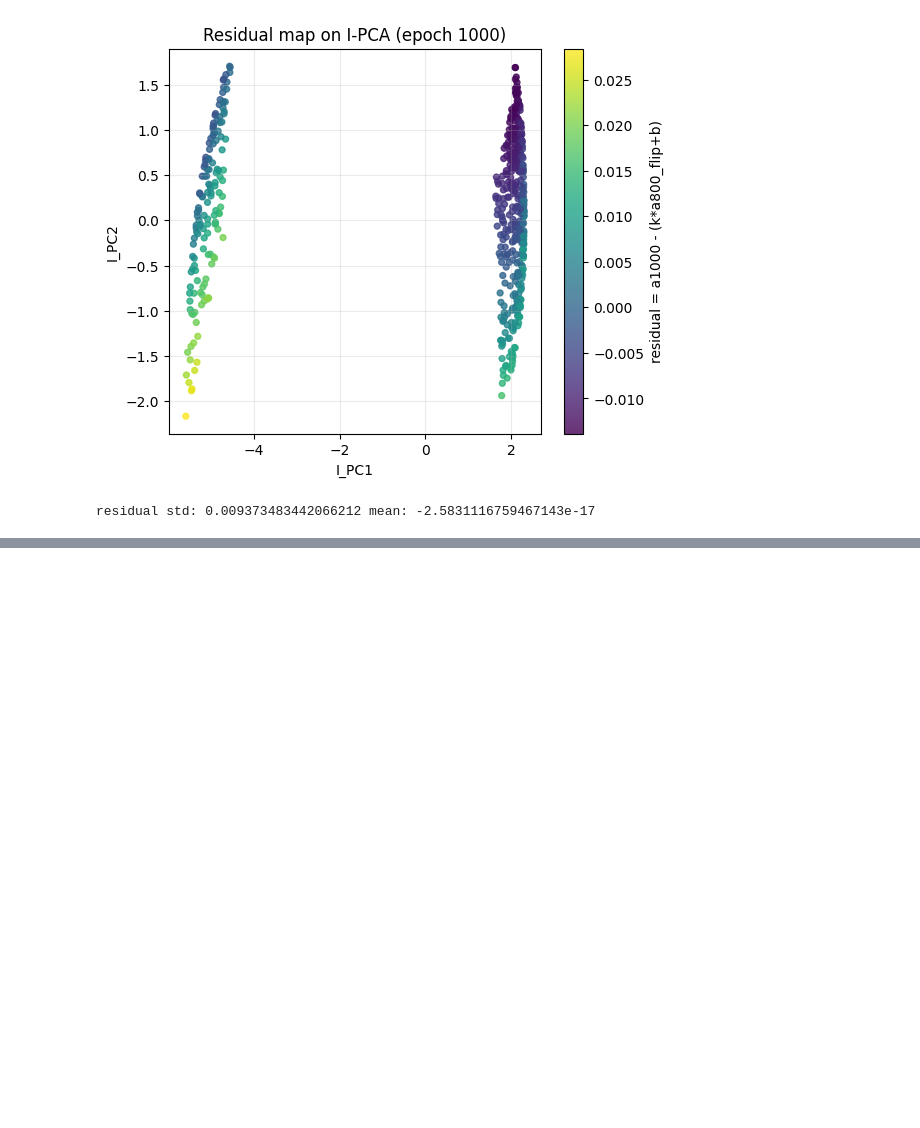
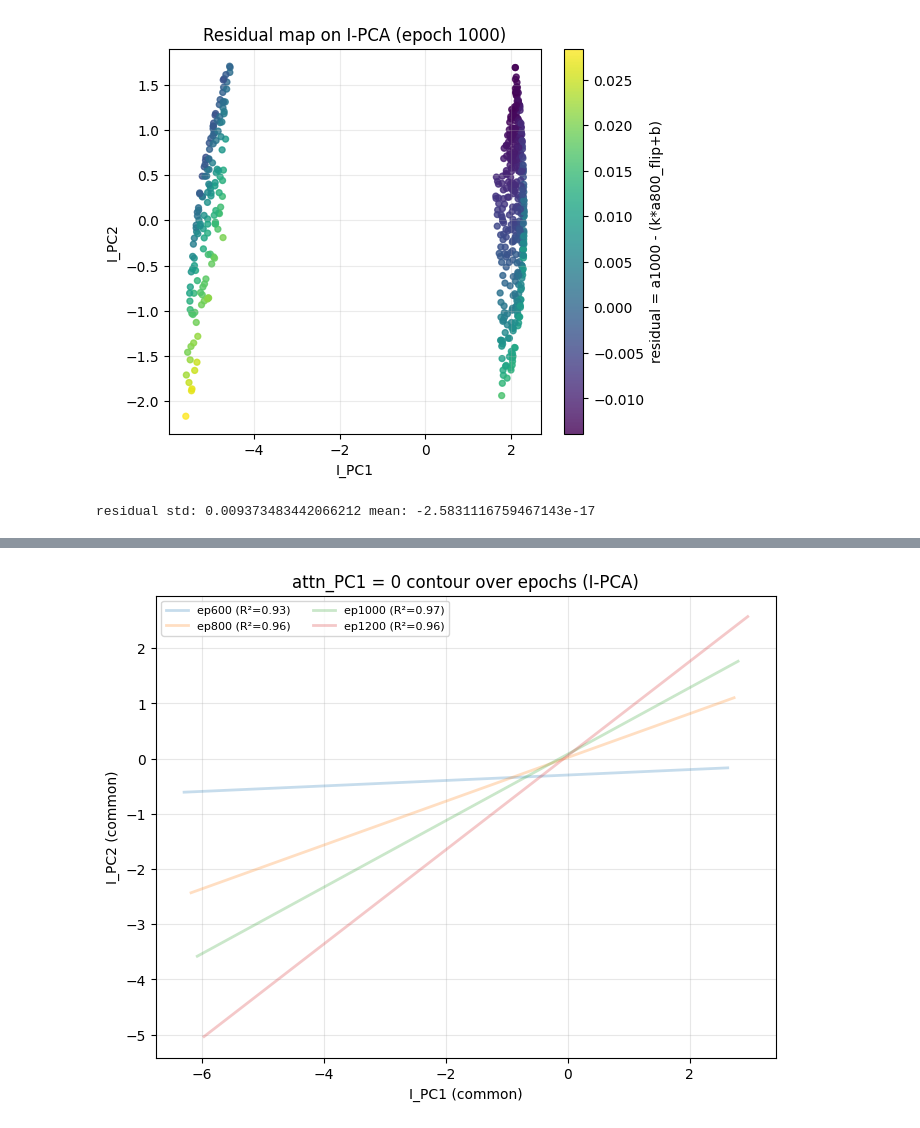
Before and after one commit to kosukeya/e-functor, a Jupyter notebook: src/e_functor.ipynb, the cells around one changed output, grey strips where cells are left out. Drawn from its saved outputs; the diff is of its cells as text; code cells hidden in the pictures; blank space fills up the shorter version.

```diff
--- a/src/e_functor.ipynb
+++ b/src/e_functor.ipynb
@@ -4847,0 +5121,57 @@ residual std: 0.009373483442066212 mean: -2.5831116759467143e-17
+# %%
+import numpy as np
+import matplotlib.pyplot as plt
+from sklearn.linear_model import LinearRegression
+from sklearn.metrics import r2_score
+
+# ========= 前提 =========
+# ZI_by_ep : (n,2) I の共通 PCA 座標
+# attnPC1_by_ep : (n,) attn_PC1（未正規化）
+# epochs : epoch のリスト（例: [200,400,...,2000]）
+
+# NOTE: Ensure 'epochs' variable is consistent with keys in 'attnPC1_by_ep'
+# The 'attnPC1_by_ep' was populated with specific epochs. Let's use those keys.
+epochs = sorted(list(attnPC1_by_ep.keys()))
+
+# ---------- ユーティリティ ----------
+def zscore(x):
+    return (x - x.mean()) / x.std()
+
+def auto_align_sign(a_ref, a):
+    if np.corrcoef(a_ref, a)[0,1] < 0:
+        return -a
+    return a
+
+# ---------- 基準 epoch（向き固定用） ----------
+ref_ep = epochs[-1]   # 例：最後の epoch
+a_ref = zscore(attnPC1_by_ep[ref_ep])
+
+# ---------- 描画 ----------
+plt.figure(figsize=(8,6))
+
+for ep in epochs:
+    ZI = ZI_by_ep[ep]
+    a = zscore(attnPC1_by_ep[ep])
+    a = auto_align_sign(a_ref, a)
+
+    # 線形 fit
+    reg = LinearRegression().fit(ZI, a)
+    w1, w2 = reg.coef_
+    c = reg.intercept_
+    r2 = r2_score(a, reg.predict(ZI))
+
+    # 等値線 attn_PC1 = 0
+    x = np.linspace(ZI[:,0].min()-0.5, ZI[:,0].max()+0.5, 200)
+    y = -(w1*x + c)/w2
+
+    plt.plot(x, y, alpha=0.25, lw=2,
+             label=f"ep{ep} (R²={r2:.2f})")
+
+plt.xlabel("I_PC1 (common)")
+plt.ylabel("I_PC2 (common)")
+plt.title("attn_PC1 = 0 contour over epochs (I-PCA)")
+plt.legend(ncol=2, fontsize=8)
+plt.grid(alpha=0.3)
+plt.show()
+# %% [output]
+[figure, added]
```
Also changed, not shown: parts of 4 cells of this notebook, 1 other file.
